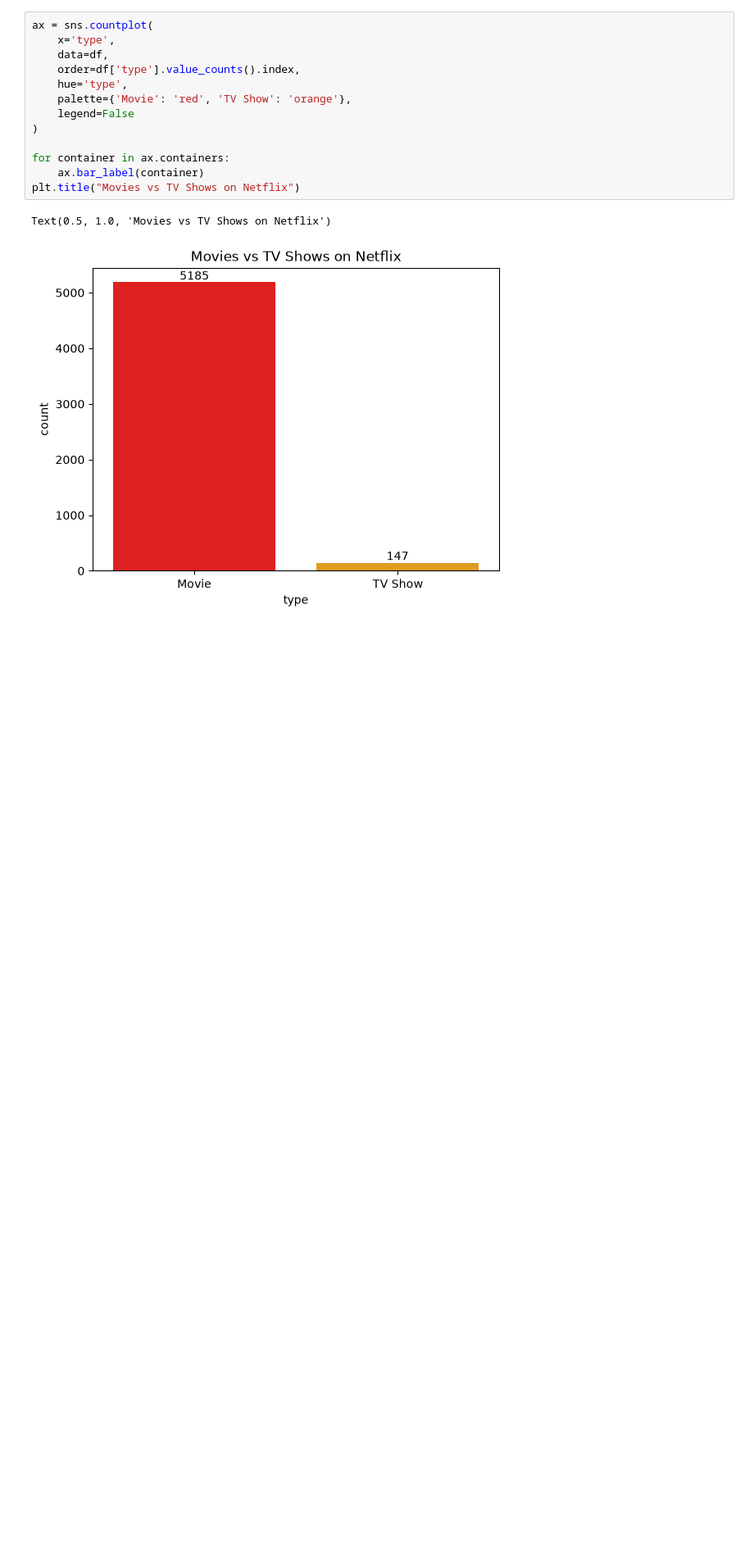
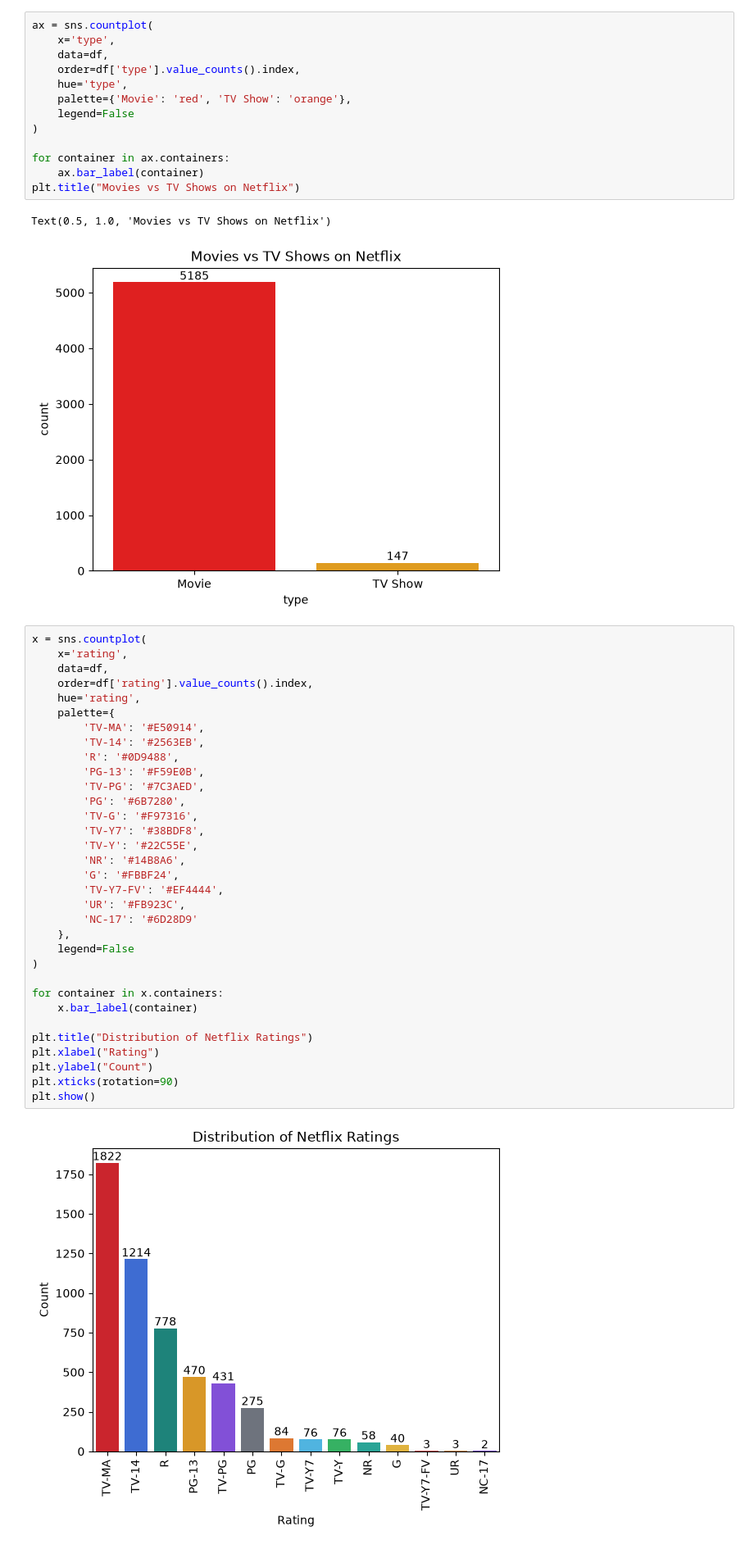
Before and after one commit to mdraihanmostafa746-coder/Netflix-Data-Analysis, a Jupyter notebook: notebooks/netflix_analysis.ipynb, the cells around one changed output. Shown at 82% size. Cells and saved outputs as stored; diff of their text form; blank space fills up the shorter version.

Commit message:
Check Distribution of Netflix Ratings

```diff
--- a/notebooks/netflix_analysis.ipynb
+++ b/notebooks/netflix_analysis.ipynb
@@ -178,3 +178,38 @@ plt.title("Movies vs TV Shows on Netflix")
 # %% [output]
 Text(0.5, 1.0, 'Movies vs TV Shows on Netflix')
 [figure]
+# %%
+x = sns.countplot(
+    x='rating',
+    data=df,
+    order=df['rating'].value_counts().index,
+    hue='rating',
+    palette={
+        'TV-MA': '#E50914',
+        'TV-14': '#2563EB',
+        'R': '#0D9488',
+        'PG-13': '#F59E0B',
+        'TV-PG': '#7C3AED',
+        'PG': '#6B7280',
+        'TV-G': '#F97316',
+        'TV-Y7': '#38BDF8',
+        'TV-Y': '#22C55E',
+        'NR': '#14B8A6',
+        'G': '#FBBF24',
+        'TV-Y7-FV': '#EF4444',
+        'UR': '#FB923C',
+        'NC-17': '#6D28D9'
+    },
+    legend=False
+)
+
+for container in x.containers:
+    x.bar_label(container)
+
+plt.title("Distribution of Netflix Ratings")
+plt.xlabel("Rating")
+plt.ylabel("Count")
+plt.xticks(rotation=90)
+plt.show()
+# %% [output]
+[figure, added]
```
Also changed, not shown: parts of 1 cell of this notebook, 1 other file.
